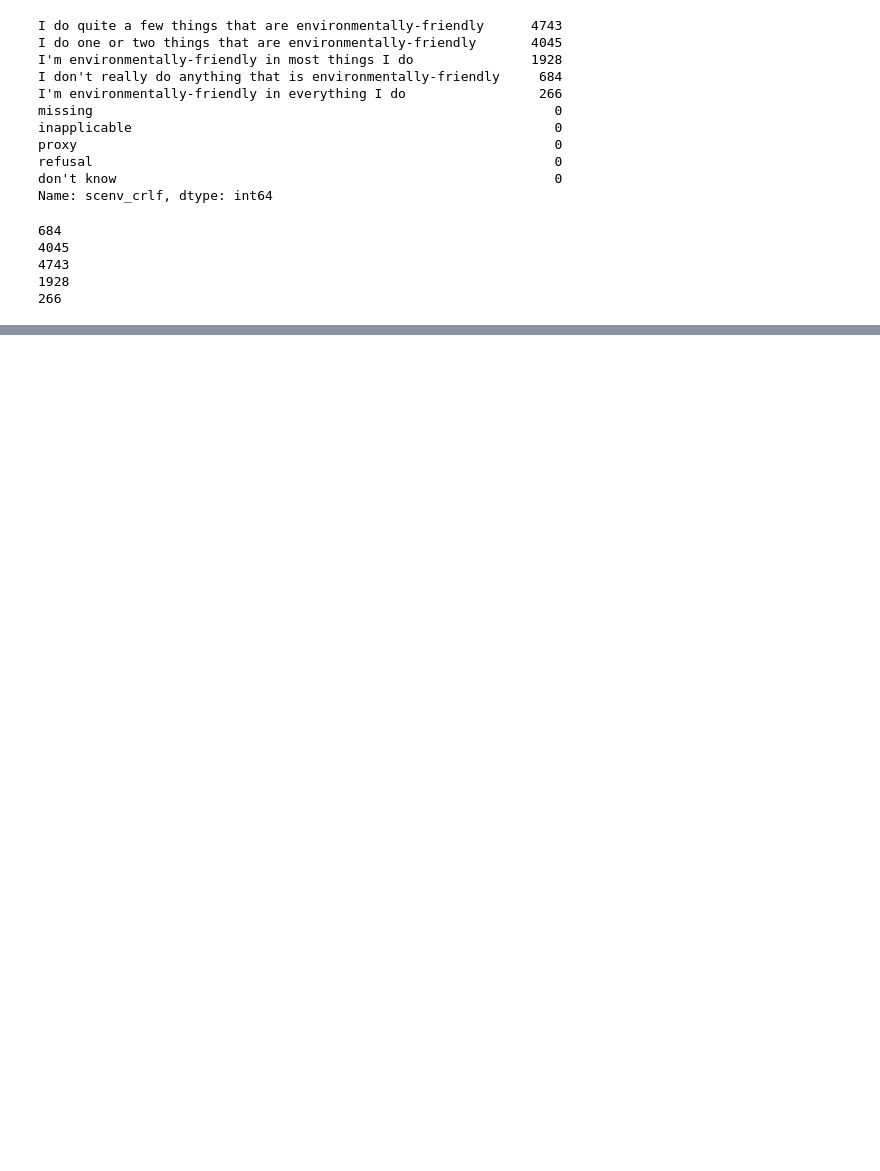
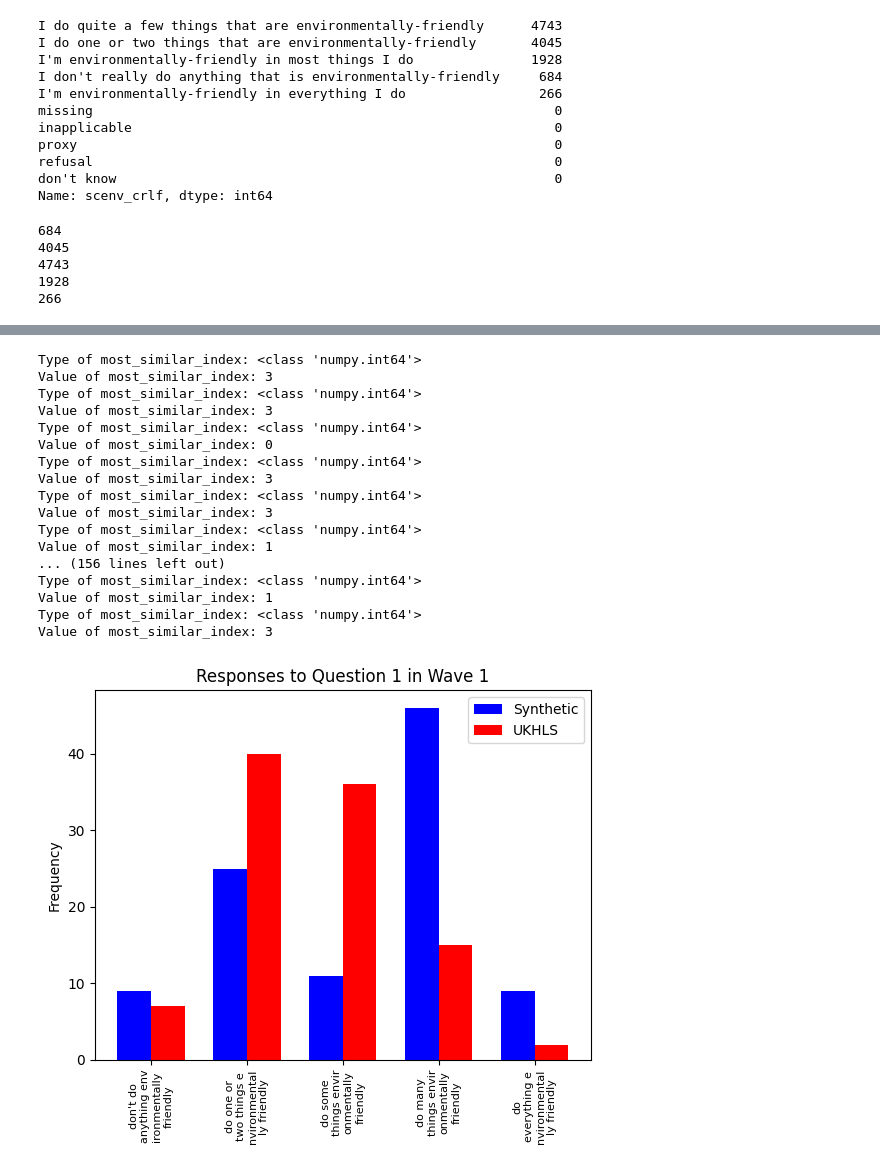
Before and after one commit to hlin863/MSc-Project-Identity-Economics-Green-Policy-Preferences, a Jupyter notebook: Synthetic_Response_Generation/Hypothesis_Two_Fine_Tuned.ipynb, the cells around one changed output, grey strips where cells are left out. Drawn from its saved outputs; the diff is of its cells as text; code cells hidden in the pictures; blank space fills up the shorter version.

Commit message:
Conditioned Demo Question 16 07 24
Generated more accurate representation of conditioned responses to the demo question.

```diff
--- a/Synthetic_Response_Generation/Hypothesis_Two_Fine_Tuned.ipynb
+++ b/Synthetic_Response_Generation/Hypothesis_Two_Fine_Tuned.ipynb
@@ -113,0 +164,2 @@ write_balanced_responses_to_json(do_everything_responses, "scenv_crlf")
+# %%
+demo_question_model_id = "ft:gpt-3.5-turbo-0125:personal::9lfqGolS"
@@ -113,0 +178,30 @@ write_balanced_responses_to_json(do_everything_responses, "scenv_crlf")
+# %%
+demo_question = "And which of these would you say best describes your current lifestyle?"
+question_number = 1
+demo_potential_answers = ["Don't do Anything Environmentally Friendly", "Do One or Two Things Environmentally Friendly", "Do Some Things Environmentally Friendly", "Do Many Things Environmentally Friendly", "Do Everything Environmentally Friendly"]
+n_samples = 100
+json_filepath = "C:\\Users\\haoch\\Documents\\COMP0190\\Data\\COMP0191-MSc-Project-Code\\Synthetic-Responses-JSON\\synthetic_demo_responses_finetuned.json"
+distributions = [load_environmental_distribution("scenv_crlf", 1), load_environmental_distribution("scenv_crlf", 4), load_environmental_distribution("scenv_crlf", 10)]
+wave_numbers = [1, 4, 10]
+is_simulate = True
+# %%
+simulate_environmental_responses(demo_question, question_number, demo_potential_answers, n_samples, json_filepath, distributions, wave_numbers, 1, is_simulate, 0, "", True, demo_question_model_id)
+# %% [output]
+Type of most_similar_index: <class 'numpy.int64'>
+Value of most_similar_index: 3
+Type of most_similar_index: <class 'numpy.int64'>
+Value of most_similar_index: 3
+Type of most_similar_index: <class 'numpy.int64'>
+Value of most_similar_index: 0
+Type of most_similar_index: <class 'numpy.int64'>
+Value of most_similar_index: 3
+Type of most_similar_index: <class 'numpy.int64'>
+Value of most_similar_index: 3
+Type of most_similar_index: <class 'numpy.int64'>
+Value of most_similar_index: 1
+... (156 lines left out)
+Type of most_similar_index: <class 'numpy.int64'>
+Value of most_similar_index: 1
+Type of most_similar_index: <class 'numpy.int64'>
+Value of most_similar_index: 3
+[figure, added]
```
Also changed, not shown: parts of 10 cells of this notebook, 7 other files.
